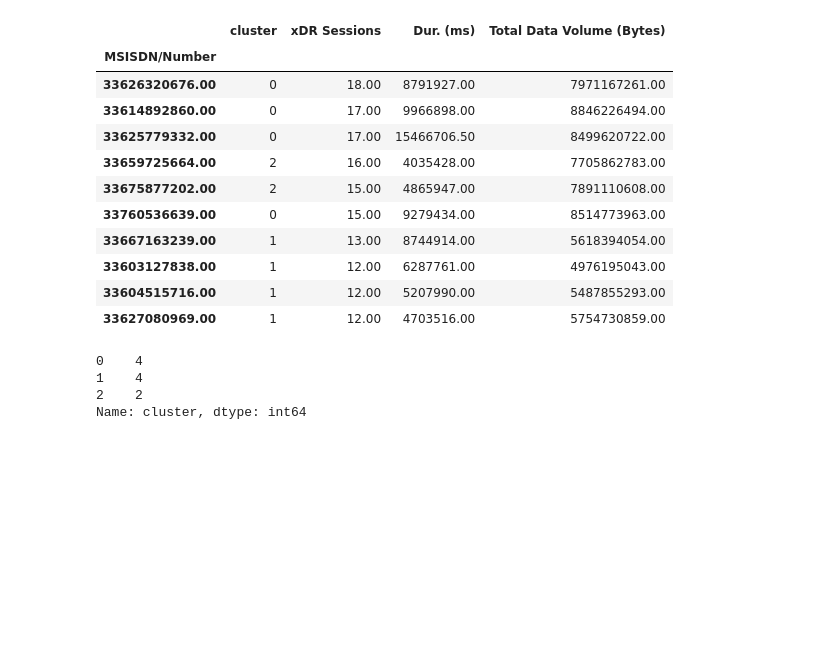
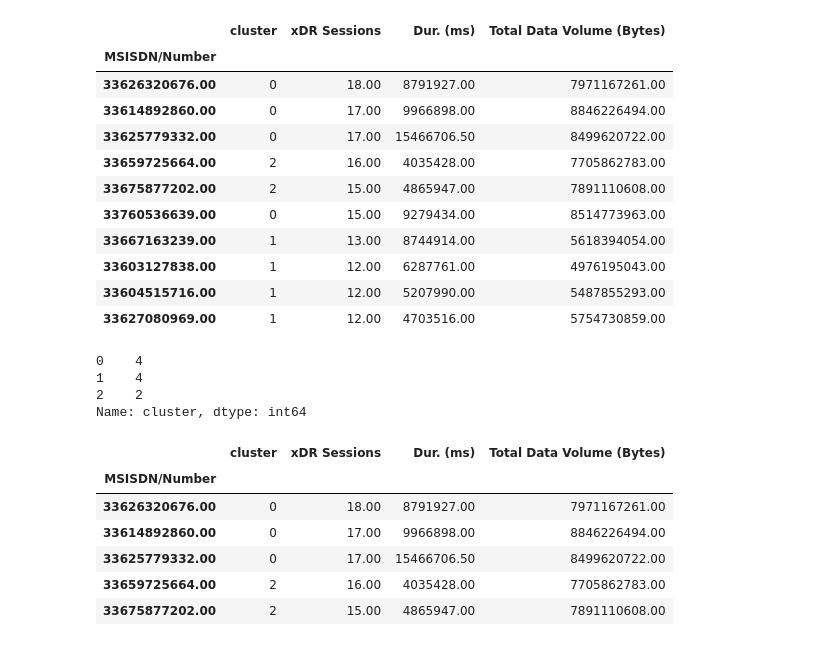
Before and after one commit to Samrawit02/Telecommunication-Data-Analysis, a Jupyter notebook: notebooks/ User Engagement analysis.ipynb, the cells around one changed output. Drawn from its saved outputs; the diff is of its cells as text; code cells hidden in the pictures; blank space fills up the shorter version.

```diff
--- a/notebooks/ User Engagement analysis.ipynb
+++ b/notebooks/ User Engagement analysis.ipynb
@@ -304,6 +304,16 @@ top_engagement['cluster'].value_counts()
 1    4
 2    2
 Name: cluster, dtype: int64
+# %%
+top_engagement.head()
+# %% [output]
+|  | cluster | xDR Sessions | Dur. (ms) | Total Data Volume (Bytes) |
+| MSISDN/Number |  |  |  |  |
+| 33626320676.00 | 0 | 18.00 | 8791927.00 | 7971167261.00 |
+| 33614892860.00 | 0 | 17.00 | 9966898.00 | 8846226494.00 |
+| 33625779332.00 | 0 | 17.00 | 15466706.50 | 8499620722.00 |
+| 33659725664.00 | 2 | 16.00 | 4035428.00 | 7705862783.00 |
+| 33675877202.00 | 2 | 15.00 | 4865947.00 | 7891110608.00 |
 # %%
 fig= px.scatter(top_engagement, x="Total Data Volume (Bytes)", y= 'Dur. (ms)',
                  color='cluster', size='xDR Sessions')
```
Also changed, not shown: parts of 4 cells of this notebook.
